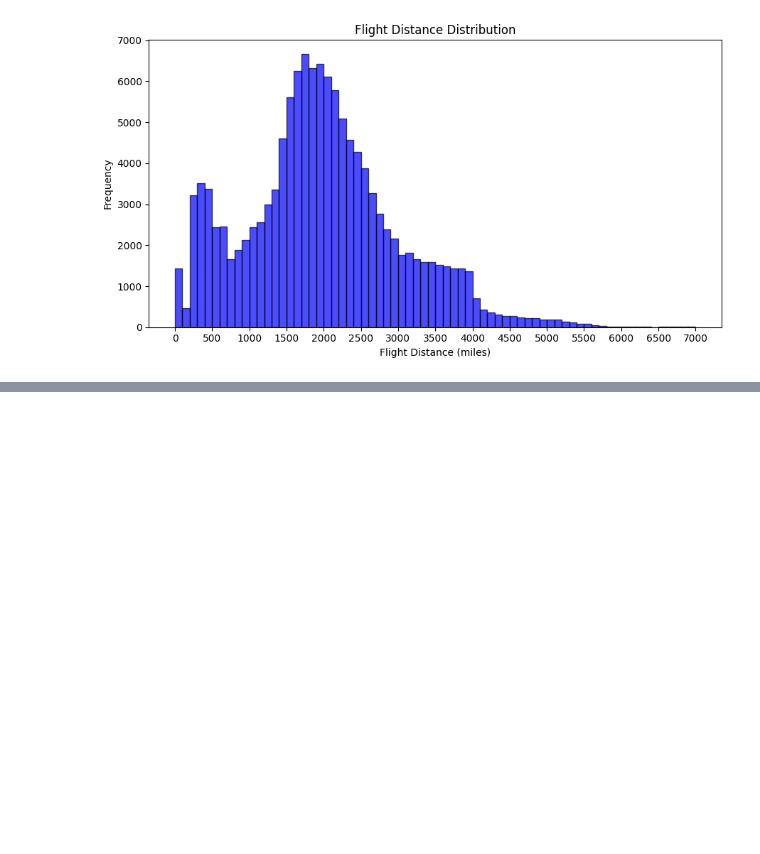
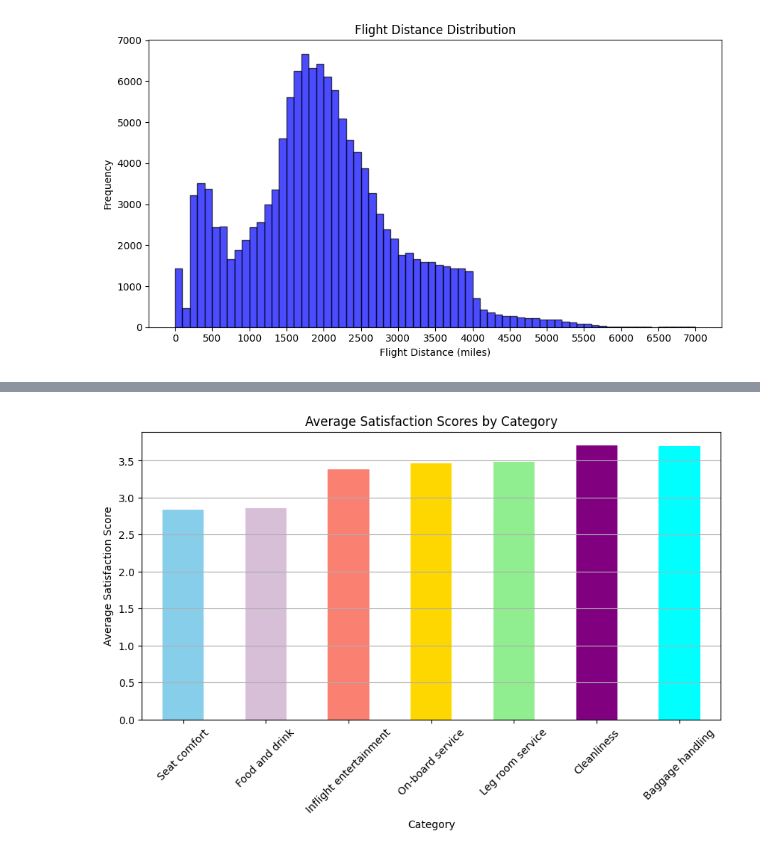
Before and after one commit to JanjaTomic/RV-DZ, a Jupyter notebook: vizualizacija.ipynb, the cells around one changed output, grey strips where cells are left out. Cells and saved outputs as stored; diff of their text form; code cells hidden in the pictures; blank space fills up the shorter version.

```diff
--- a/vizualizacija.ipynb
+++ b/vizualizacija.ipynb
@@ -142,0 +167,2 @@ plt.show()
+# %%
+df = pd.read_csv("Invistico_Airline.csv")
@@ -142,0 +180,13 @@ plt.show()
+# %%
+variables = ['Seat comfort', 'Food and drink', 'Inflight entertainment', 'On-board service', 'Leg room service', 'Cleanliness','Baggage handling']
+avg_satisfaction = df[variables].mean()
+plt.figure(figsize=(10, 5))
+avg_satisfaction.plot(kind='bar', color=['skyblue', 'thistle', 'salmon', 'gold', 'lightgreen', 'purple', 'Aqua'])
+plt.title('Average Satisfaction Scores by Category')
+plt.xlabel('Category')
+plt.ylabel('Average Satisfaction Score')
+plt.xticks(rotation=45)
+plt.grid(axis='y')
+plt.show()
+# %% [output]
+[figure, added]
```
Also changed, not shown: parts of 4 cells of this notebook.
